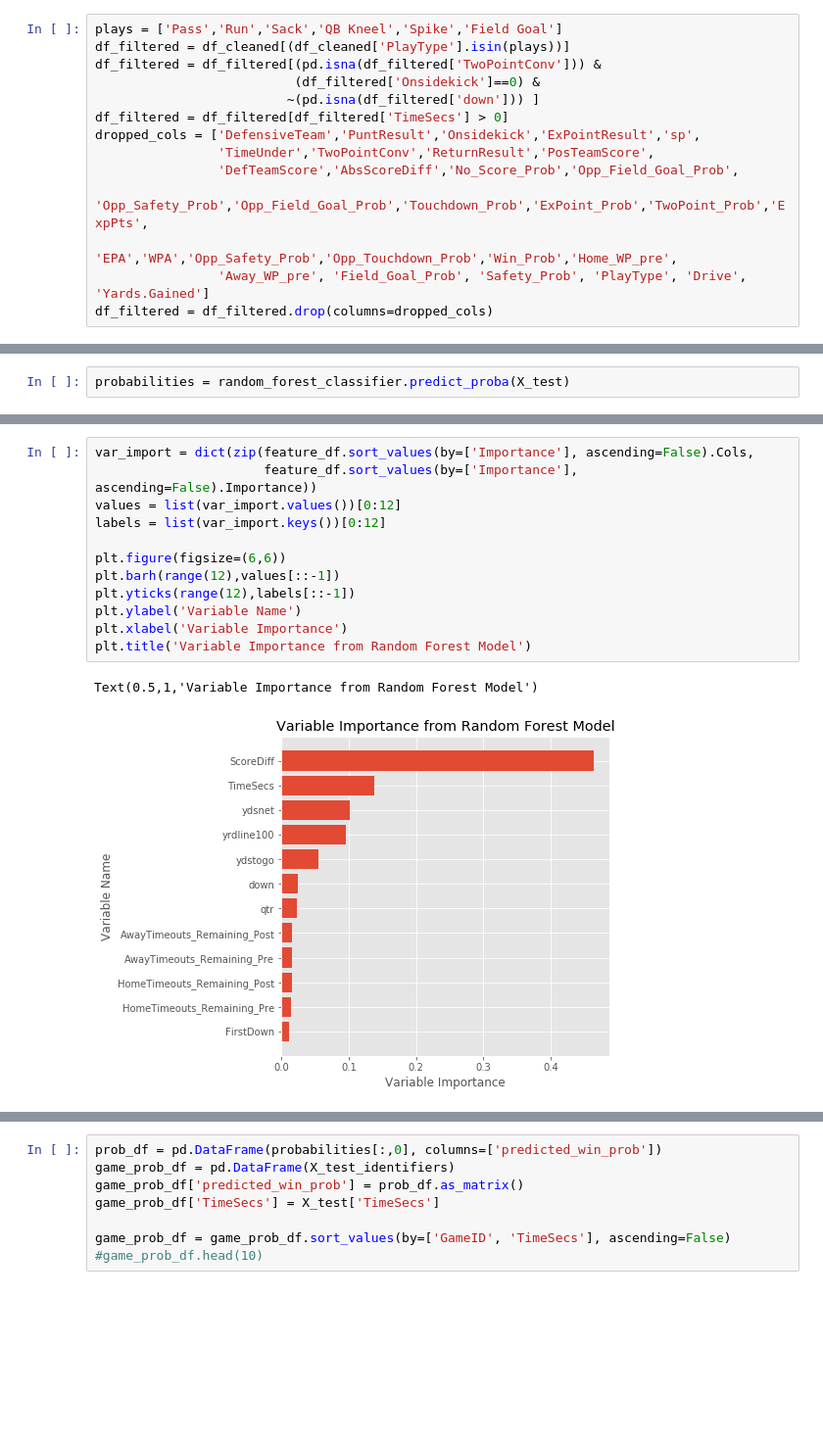
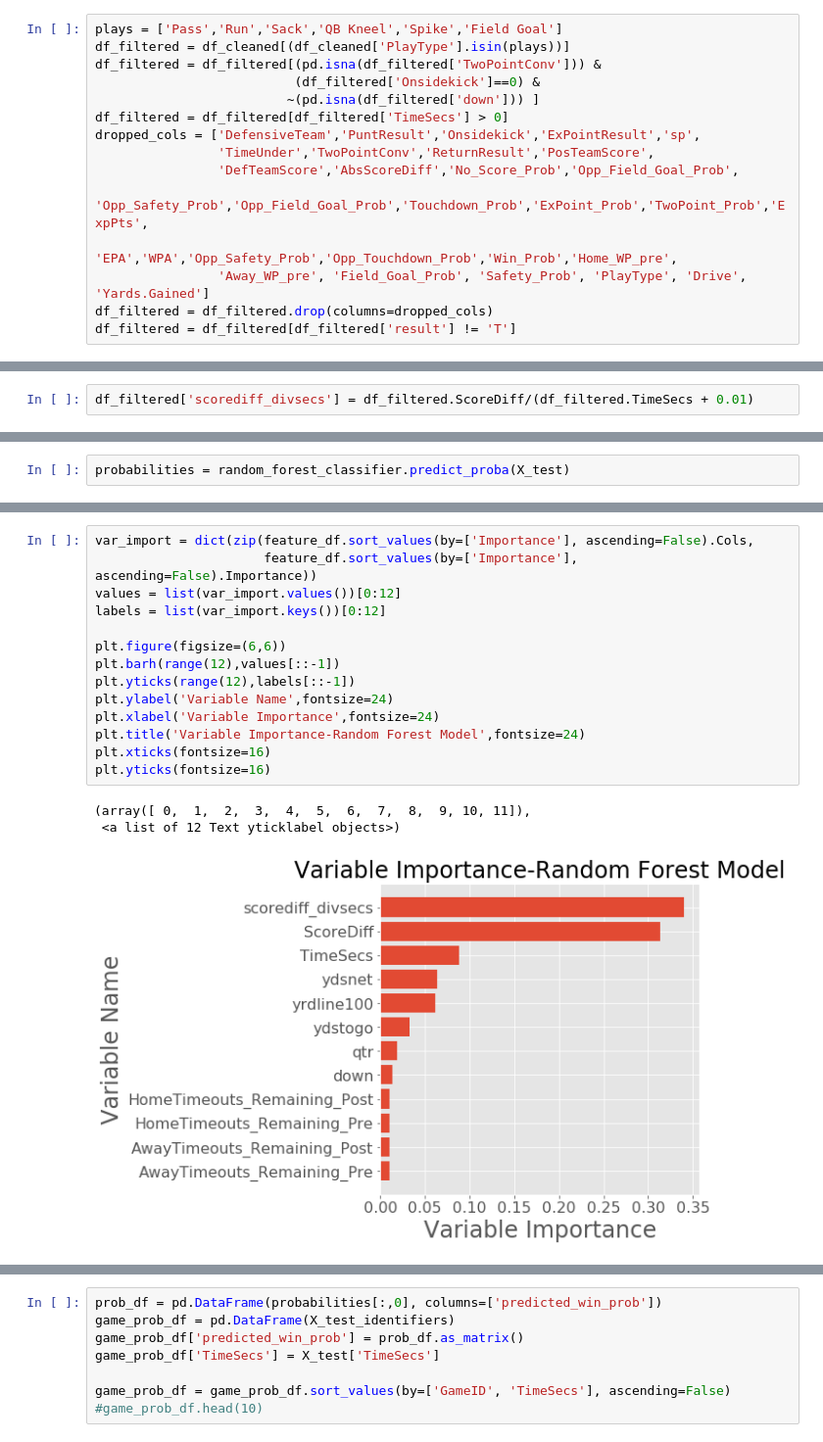
Before and after one commit to dsbrenna/NFLWinProbabilityModeling, a Jupyter notebook: Project Investigation.ipynb, the cells around one changed output, grey strips where cells are left out. Shown: that part at 98% size. Saved outputs shown, nothing was run; the diff lists cells and outputs as text; blank space fills up the shorter version.

Commit message:
Updated data cleaning and model building

```diff
--- a/Project Investigation.ipynb
+++ b/Project Investigation.ipynb
@@ -283,6 +295,7 @@ dropped_cols = ['DefensiveTeam','PuntResult','Onsidekick','ExPointResult','sp',
                 'EPA','WPA','Opp_Safety_Prob','Opp_Touchdown_Prob','Win_Prob','Home_WP_pre',
                 'Away_WP_pre', 'Field_Goal_Prob', 'Safety_Prob', 'PlayType', 'Drive', 'Yards.Gained']
 df_filtered = df_filtered.drop(columns=dropped_cols)
+df_filtered = df_filtered[df_filtered['result'] != 'T']
 # %%
 df_filtered.isna().any()
 # %% [output]
@@ -366,6 +379,8 @@ field_goal_df = pd.DataFrame(df_filtered.FieldGoalResult)
 field_goal_df = pd.get_dummies(field_goal_df, drop_first=True)
 df_filtered = df_filtered.drop(columns=['FieldGoalResult'])
 df_filtered = df_filtered.join(field_goal_df)
+# %%
+df_filtered['scorediff_divsecs'] = df_filtered.ScoreDiff/(df_filtered.TimeSecs + 0.01)
 # %% [markdown]
 ## Splitting Training and Testing Sets
 # %%
@@ -444,15 +463,18 @@ feature_df.sort_values(by=['Importance'], ascending=False)
 # %%
 var_import = dict(zip(feature_df.sort_values(by=['Importance'], ascending=False).Cols,
                       feature_df.sort_values(by=['Importance'], ascending=False).Importance))
 values = list(var_import.values())[0:12]
 labels = list(var_import.keys())[0:12]
 
 plt.figure(figsize=(6,6))
 plt.barh(range(12),values[::-1])
 plt.yticks(range(12),labels[::-1])
-plt.ylabel('Variable Name')
-plt.xlabel('Variable Importance')
-plt.title('Variable Importance from Random Forest Model')
+plt.ylabel('Variable Name',fontsize=24)
+plt.xlabel('Variable Importance',fontsize=24)
+plt.title('Variable Importance-Random Forest Model',fontsize=24)
+plt.xticks(fontsize=16)
+plt.yticks(fontsize=16)
 # %% [output]
-Text(0.5,1,'Variable Importance from Random Forest Model')
+(array([ 0,  1,  2,  3,  4,  5,  6,  7,  8,  9, 10, 11]),
+ <a list of 12 Text yticklabel objects>)
-[figure, old version]
+[figure, new version]
```
Also changed, not shown: parts of 30 cells of this notebook.
